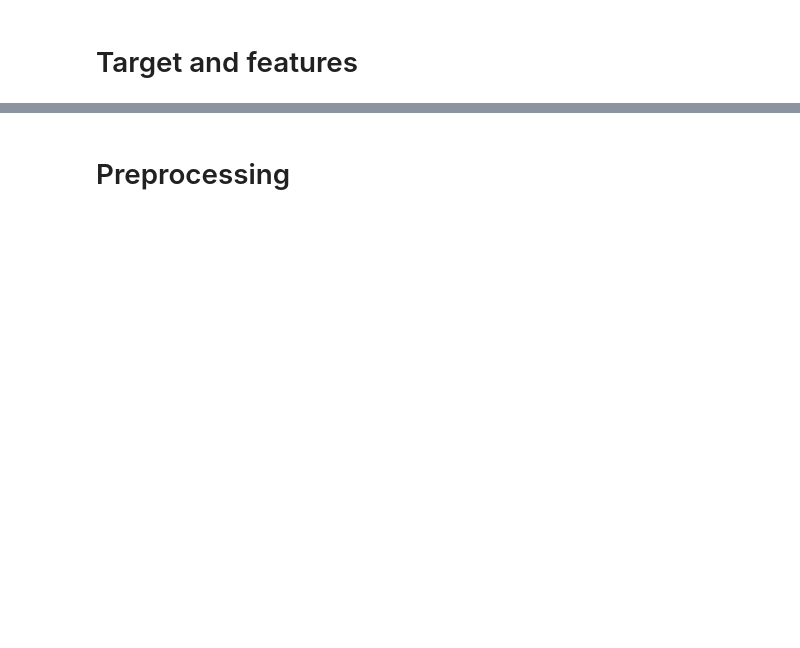
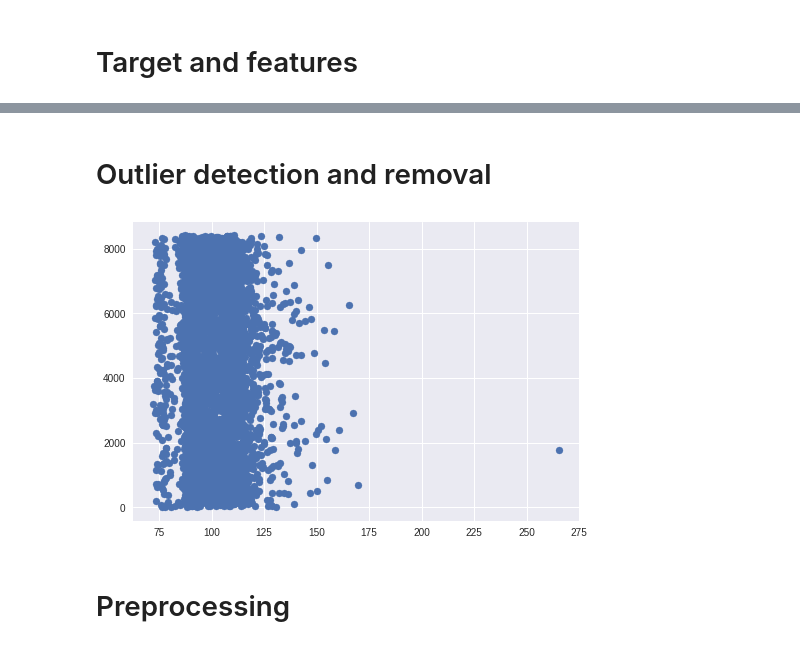
Before and after one commit to Weenkus/Mercedes-Benz-Greener-Manufacturing, a Jupyter notebook: code/keras_models.ipynb, the cells around one changed output, grey strips where cells are left out. Saved outputs shown, nothing was run; the diff lists cells and outputs as text; code cells hidden in the pictures; blank space fills up the shorter version.

```diff
--- a/code/keras_models.ipynb
+++ b/code/keras_models.ipynb
@@ -81,11 +81,11 @@ decompositions = [
     PCA(n_components=COMPONENT_NUM, random_state=SEED),
     FastICA(n_components=COMPONENT_NUM, random_state=SEED),
     FactorAnalysis(n_components=COMPONENT_NUM, random_state=SEED),
-    GaussianRandomProjection(n_components=COMPONENT_NUM, random_state=SEED),
-    SparseRandomProjection(n_components=COMPONENT_NUM, random_state=SEED)
+    GaussianRandomProjection(n_components=COMPONENT_NUM, eps=0.1, random_state=SEED),
+    SparseRandomProjection(n_components=COMPONENT_NUM, dense_output=True, random_state=SEED),
 
-    #LatentDirichletAllocation(n_topics=COMPONENT_NUM, random_state=SEED),
-    #DictionaryLearning(n_components=COMPONENT_NUM, random_state=SEED),
+    #DictionaryLearning(n_components=COMPONENT_NUM, n_jobs=8, random_state=SEED),
+    #LatentDirichletAllocation(n_topics=COMPONENT_NUM, random_state=SEED)
     #ProjectedGradientNMF(n_components=COMPONENT_NUM, random_state=SEED),
 ]
 
@@ -130,0 +199,2 @@ print(features)
+# %% [markdown]
+# Outlier detection and removal
@@ -130,0 +205,5 @@ print(features)
+# %%
+plt.scatter(train[target], train['ID'])
+plt.show()
+# %% [output]
+[figure, added]
```
Also changed, not shown: parts of 34 cells of this notebook.
